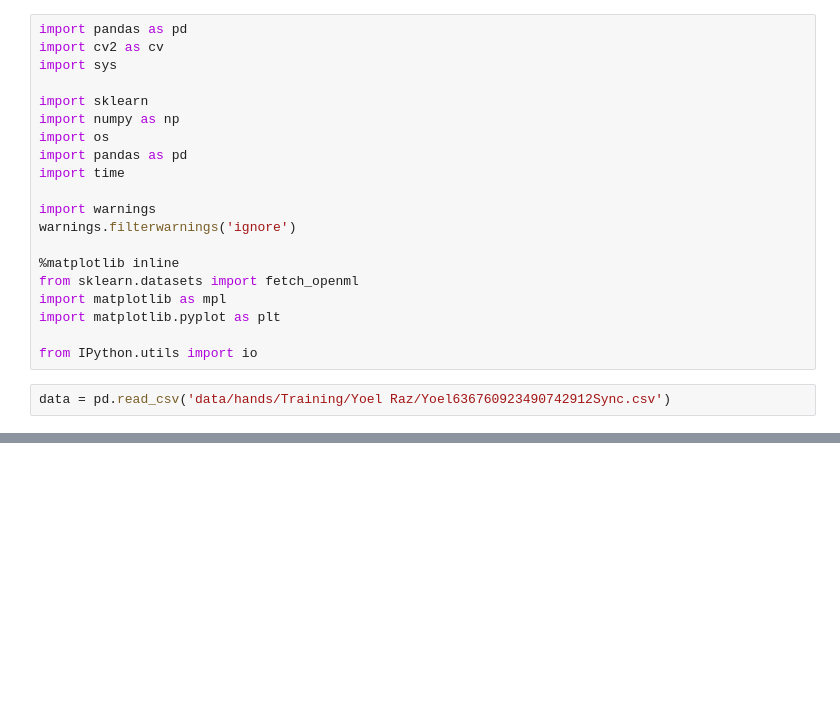
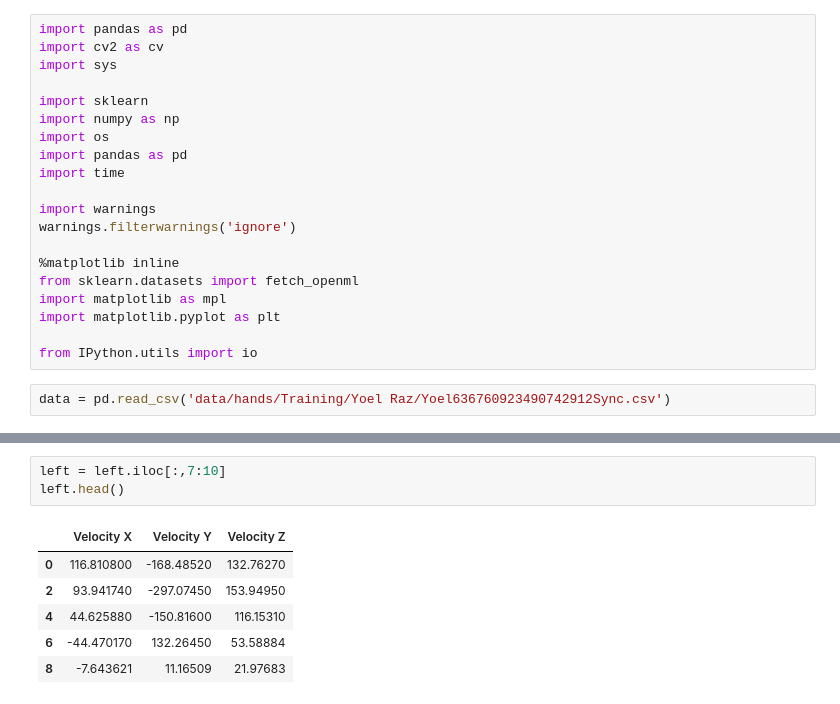
Before and after one commit to Daniel-Ros/DataSiceneIIFinalWork, a Jupyter notebook: hand.ipynb, the cells around one changed output, grey strips where cells are left out. Cells and saved outputs as stored; diff of their text form; blank space fills up the shorter version.

```diff
--- a/hand.ipynb
+++ b/hand.ipynb
@@ -57,0 +89,10 @@ grab = data.iloc[:,4:10]
+# %%
+left = left.iloc[:,7:10]
+left.head()
+# %% [output]
+|  | Velocity X | Velocity Y | Velocity Z |
+| 0 | 116.810800 | -168.48520 | 132.76270 |
+| 2 | 93.941740 | -297.07450 | 153.94950 |
+| 4 | 44.625880 | -150.81600 | 116.15310 |
+| 6 | -44.470170 | 132.26450 | 53.58884 |
+| 8 | -7.643621 | 11.16509 | 21.97683 |
```
Also changed, not shown: parts of 10 cells of this notebook, 2 other files.
